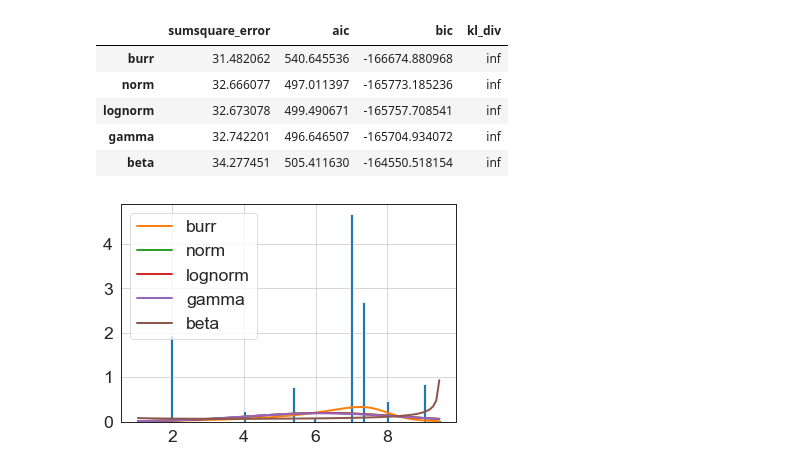
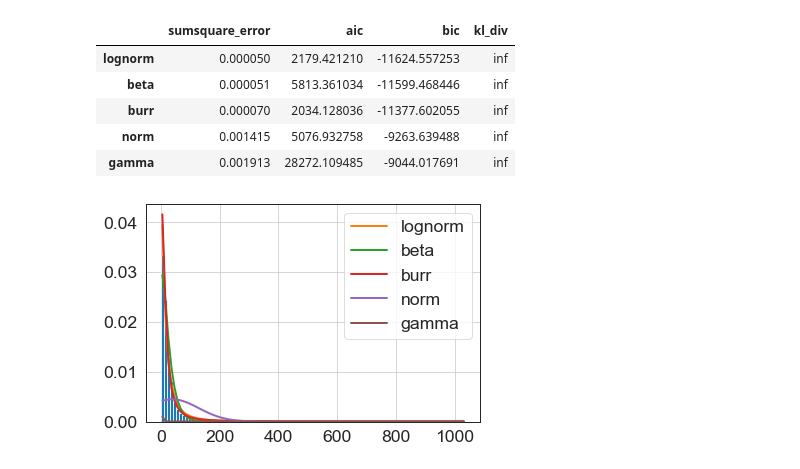
Before and after one commit to narslab/project-groundwork, a Jupyter notebook: bin/jupyter/shrewsbury_parcel_distribution.ipynb, the cells around one changed output. Drawn from its saved outputs; the diff is of its cells as text; code cells hidden in the pictures.

Commit message:
Identifying parcel distributions for shrewsbury

```diff
--- a/bin/jupyter/shrewsbury_parcel_distribution.ipynb
+++ b/bin/jupyter/shrewsbury_parcel_distribution.ipynb
@@ -38,5 +31,0 @@ df_Shrewsbury_CLAY['log_CLAY'] = np.log10(df_Shrewsbury_CLAY['CLAY'])
-# %%
-# plotting histogram for CLAY
-sns.set_style('white')
-sns.set_context("paper", font_scale = 2)
-sns.displot(data=df_Shrewsbury_CLAY, x="log_CLAY", kind="hist", bins = 10, aspect = 1.5)
@@ -46,18 +32,17 @@ sns.displot(data=df_Shrewsbury_CLAY, x="log_CLAY", kind="hist", bins = 10, aspec
 # %%
-CLAY=df_Shrewsbury_CLAY['CLAY'].values
-f = Fitter(CLAY,
+f = Fitter(parcel,
            distributions=['gamma',
                           'lognorm',
                           "beta",
                           "burr",
                           "norm"])
 f.fit()
 f.summary()
 # %% [output]
 |  | sumsquare_error | aic | bic | kl_div |
-| burr | 31.482062 | 540.645536 | -166674.880968 | inf |
-| norm | 32.666077 | 497.011397 | -165773.185236 | inf |
-| lognorm | 32.673078 | 499.490671 | -165757.708541 | inf |
-| gamma | 32.742201 | 496.646507 | -165704.934072 | inf |
-| beta | 34.277451 | 505.411630 | -164550.518154 | inf |
+| lognorm | 0.000050 | 2179.421210 | -11624.557253 | inf |
+| beta | 0.000051 | 5813.361034 | -11599.468446 | inf |
+| burr | 0.000070 | 2034.128036 | -11377.602055 | inf |
+| norm | 0.001415 | 5076.932758 | -9263.639488 | inf |
+| gamma | 0.001913 | 28272.109485 | -9044.017691 | inf |
-[figure, old version]
+[figure, new version]
```
Also changed, not shown: parts of 8 cells of this notebook, 1 other file.
